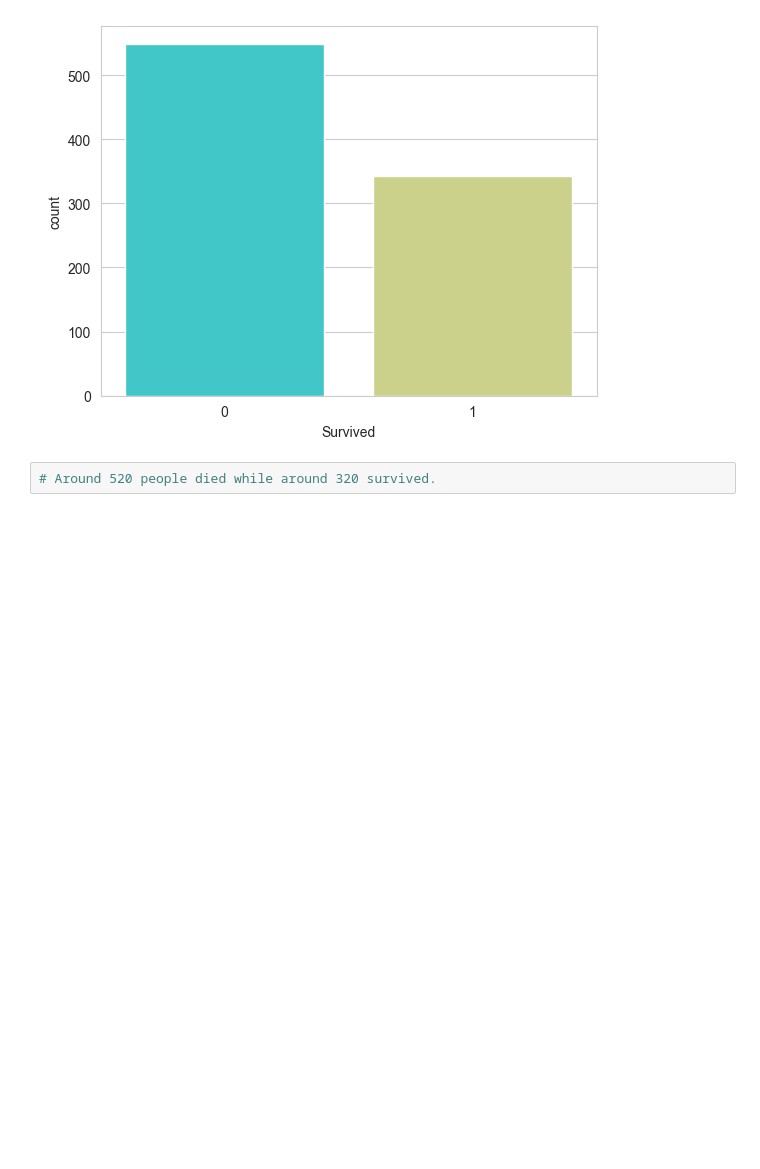
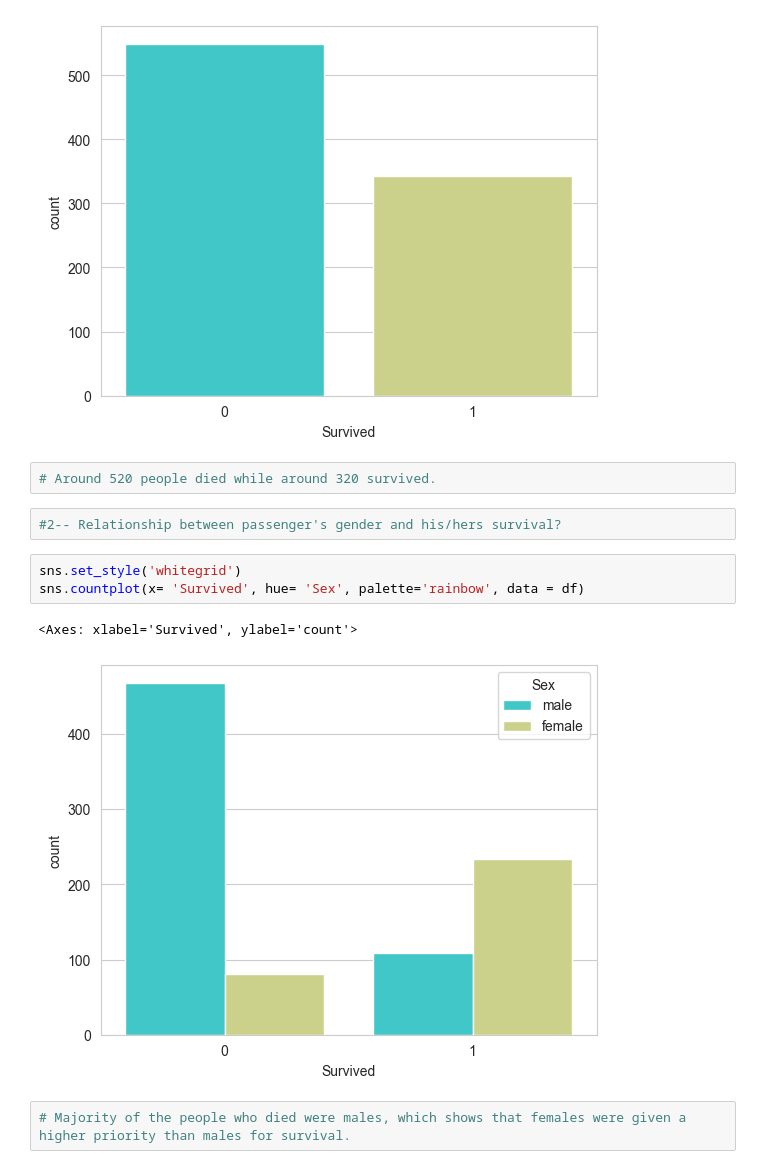
Before and after one commit to AryanGoyal17/Titanic-Survival-Prediction, a Jupyter notebook: notebooks/01_titanic_eda.ipynb, the cells around one changed output. Saved outputs shown, nothing was run; the diff lists cells and outputs as text; blank space fills up the shorter version.

Commit message:
feat: Formed a countplot(understood the use of hue) to determine which gender was given preference for survival

```diff
--- a/notebooks/01_titanic_eda.ipynb
+++ b/notebooks/01_titanic_eda.ipynb
@@ -106,3 +106,13 @@ Passing `palette` without assigning `hue` is deprecated and will be removed in v
 [figure]
 # %%
 # Around 520 people died while around 320 survived.
+# %%
+#2-- Relationship between passenger's gender and his/hers survival?
+# %%
+sns.set_style('whitegrid')
+sns.countplot(x= 'Survived', hue= 'Sex', palette='rainbow', data = df)
+# %% [output]
+<Axes: xlabel='Survived', ylabel='count'>
+[figure, added]
+# %%
+# Majority of the people who died were males, which shows that females were given a higher priority than males for survival.
```
